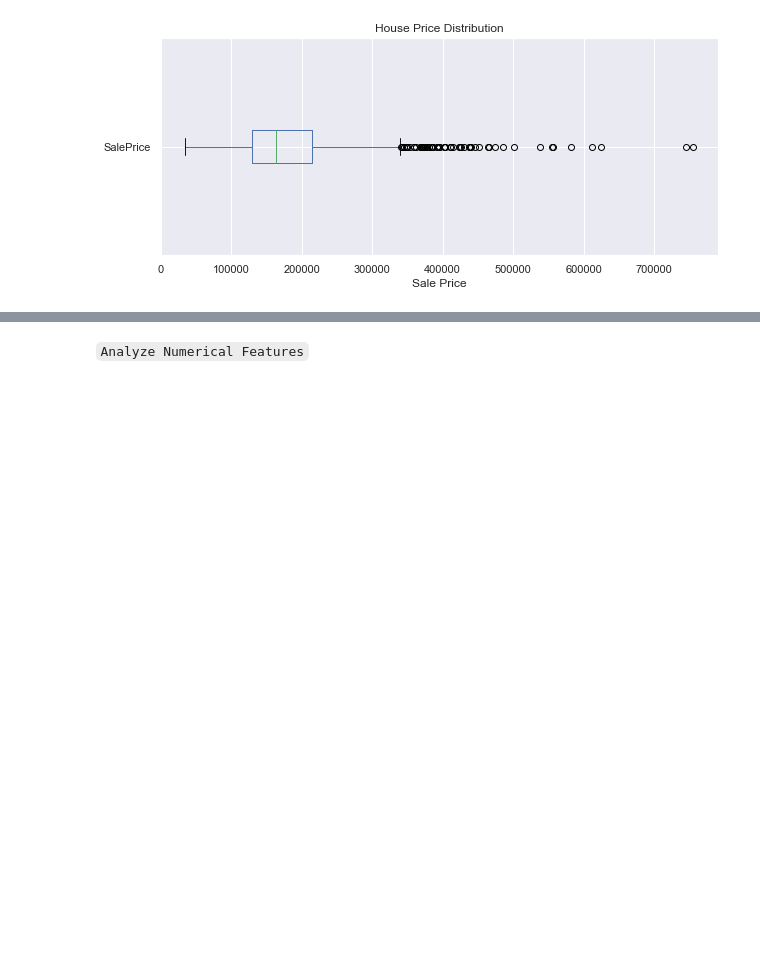
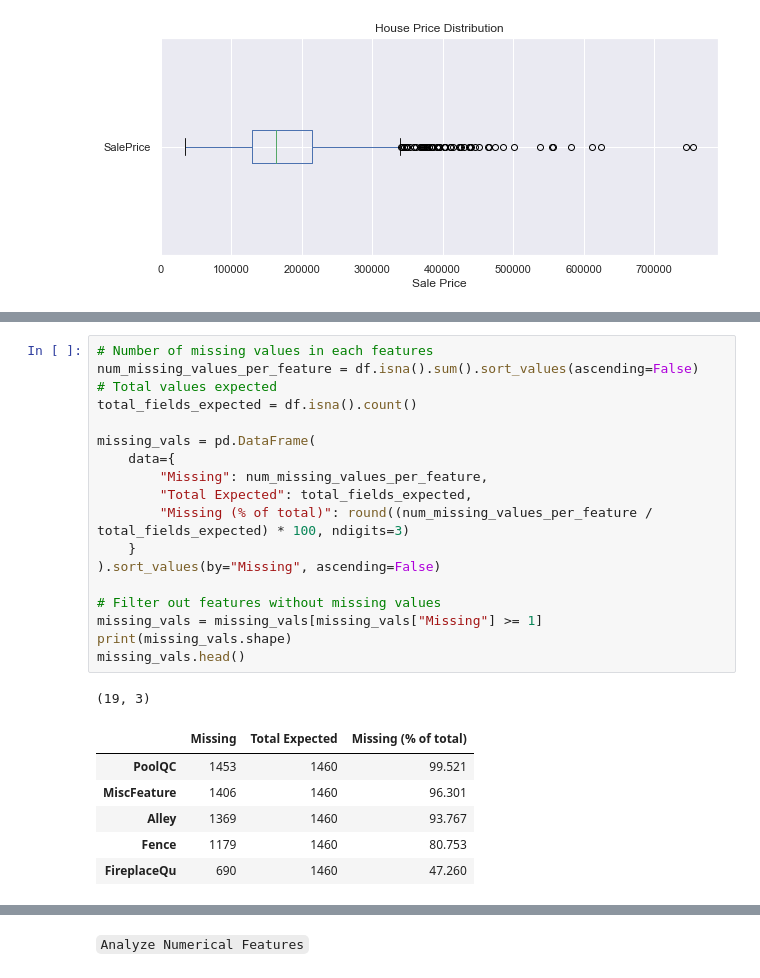
Before and after one commit to Masupa/KaggleLearning, a Jupyter notebook: HousePrices/eda.ipynb, the cells around one changed output, grey strips where cells are left out. Cells and saved outputs as stored; diff of their text form; blank space fills up the shorter version.

```diff
--- a/HousePrices/eda.ipynb
+++ b/HousePrices/eda.ipynb
@@ -260,0 +271,26 @@ Range: $720100
+# %%
+# Number of missing values in each features
+num_missing_values_per_feature = df.isna().sum().sort_values(ascending=False)
+# Total values expected
+total_fields_expected = df.isna().count()
+
+missing_vals = pd.DataFrame(
+    data={
+        "Missing": num_missing_values_per_feature,
+        "Total Expected": total_fields_expected,
+        "Missing (% of total)": round((num_missing_values_per_feature / total_fields_expected) * 100, ndigits=3)
+    }
+).sort_values(by="Missing", ascending=False)
+
+# Filter out features without missing values
+missing_vals = missing_vals[missing_vals["Missing"] >= 1]
+print(missing_vals.shape)
+missing_vals.head()
+# %% [output]
+(19, 3)
+|  | Missing | Total Expected | Missing (% of total) |
+| PoolQC | 1453 | 1460 | 99.521 |
+| MiscFeature | 1406 | 1460 | 96.301 |
+| Alley | 1369 | 1460 | 93.767 |
+| Fence | 1179 | 1460 | 80.753 |
+| FireplaceQu | 690 | 1460 | 47.260 |
```
Also changed, not shown: parts of 20 cells of this notebook.
